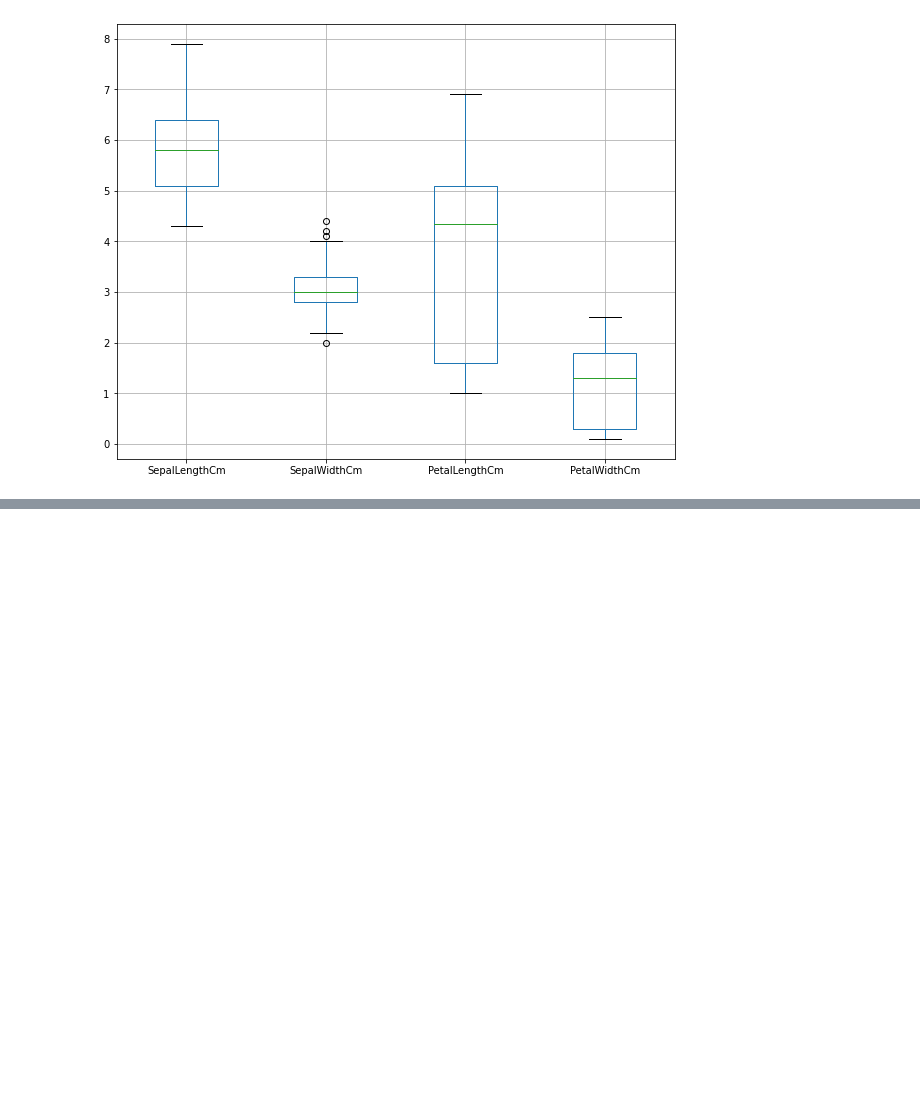
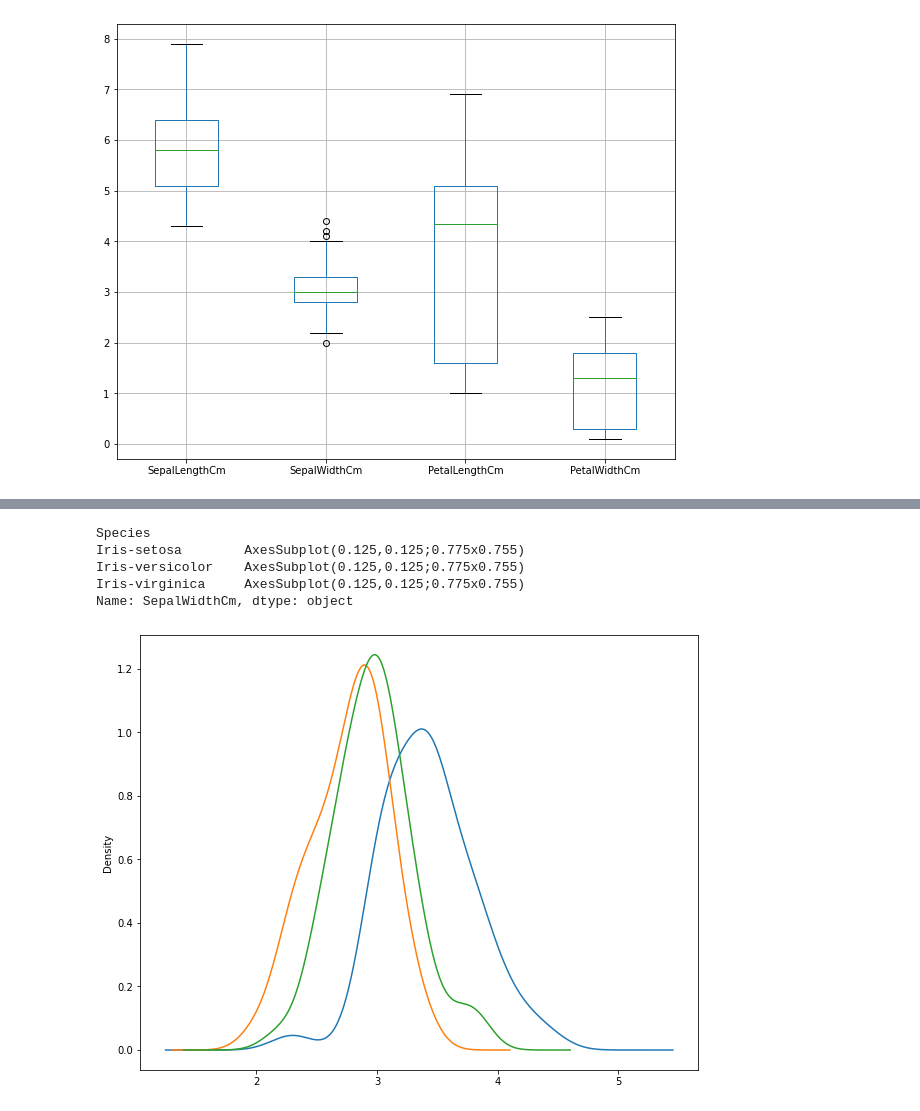
Before and after one commit to egbertocaetano/kaggle, a Jupyter notebook: iris_dataset/iris_dataset.ipynb, the cells around one changed output, grey strips where cells are left out. Cells and saved outputs as stored; diff of their text form; code cells hidden in the pictures; blank space fills up the shorter version.

```diff
--- a/iris_dataset/iris_dataset.ipynb
+++ b/iris_dataset/iris_dataset.ipynb
@@ -73,0 +82,9 @@ AttributeError: 'PlotAccessor' object has no attribute 'quantile'
+# %%
+grouped_df['SepalWidthCm'].plot.kde(figsize=(10,8))
+# %% [output]
+Species
+Iris-setosa        AxesSubplot(0.125,0.125;0.775x0.755)
+Iris-versicolor    AxesSubplot(0.125,0.125;0.775x0.755)
+Iris-virginica     AxesSubplot(0.125,0.125;0.775x0.755)
+Name: SepalWidthCm, dtype: object
+[figure, added]
```
Also changed, not shown: parts of 5 cells of this notebook.
